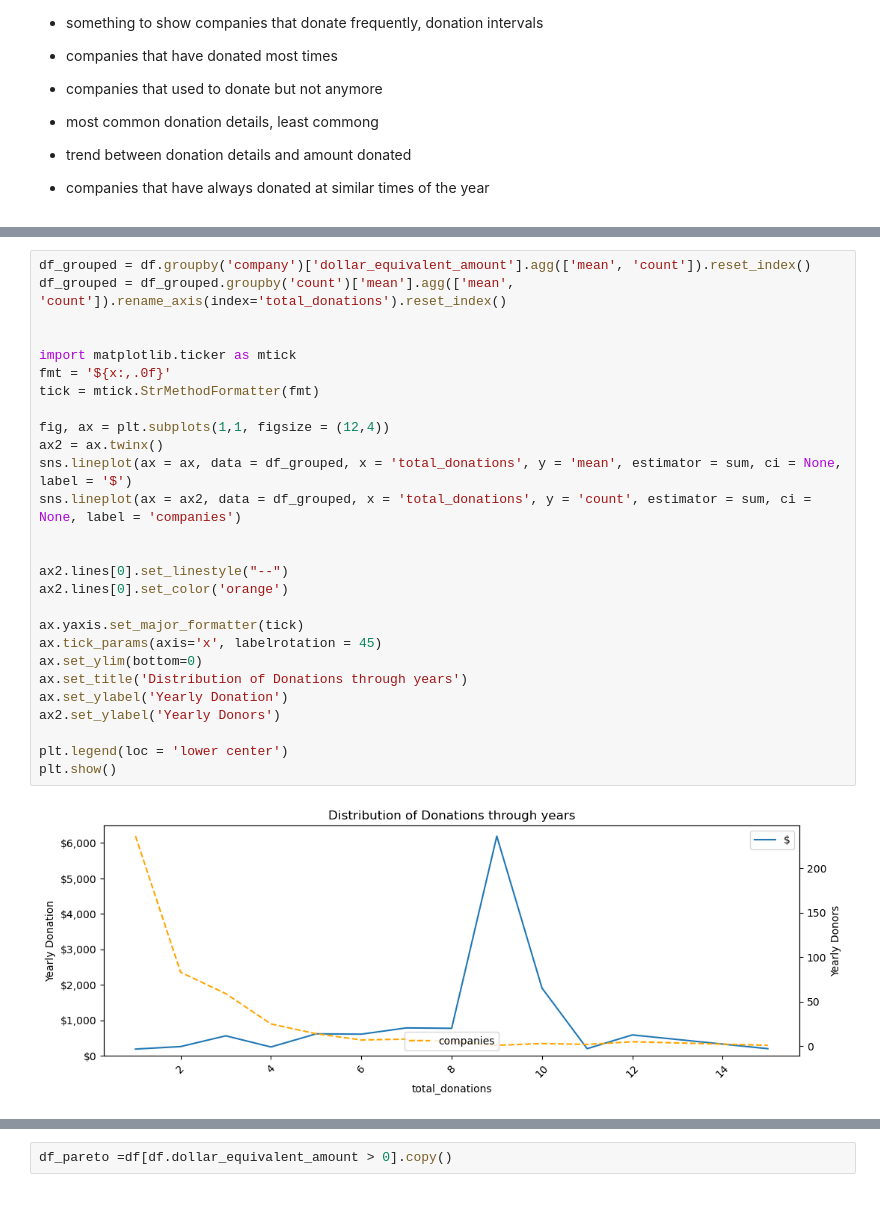
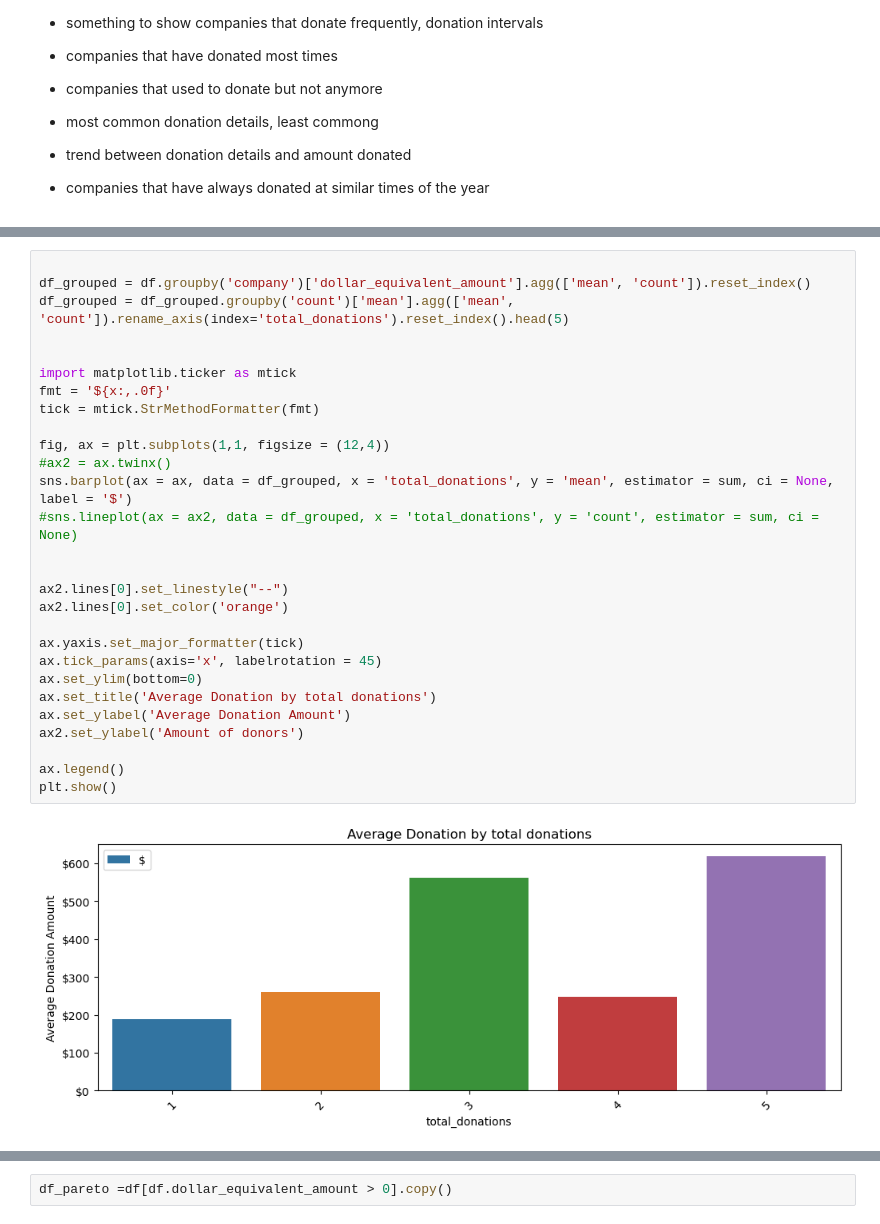
Before and after one commit to carlosfg97/Kurling4Kids, a Jupyter notebook: past_donors/past_donors_analysis.ipynb, the cells around one changed output, grey strips where cells are left out. Saved outputs shown, nothing was run; the diff lists cells and outputs as text.

```diff
--- a/past_donors/past_donors_analysis.ipynb
+++ b/past_donors/past_donors_analysis.ipynb
@@ -91,29 +89,30 @@ df_grouped
 # %%
+
 df_grouped = df.groupby('company')['dollar_equivalent_amount'].agg(['mean', 'count']).reset_index()
-df_grouped = df_grouped.groupby('count')['mean'].agg(['mean', 'count']).rename_axis(index='total_donations').reset_index()
+df_grouped = df_grouped.groupby('count')['mean'].agg(['mean', 'count']).rename_axis(index='total_donations').reset_index().head(5)
 
 
 import matplotlib.ticker as mtick
 fmt = '${x:,.0f}'
 tick = mtick.StrMethodFormatter(fmt)
 
 fig, ax = plt.subplots(1,1, figsize = (12,4))
-ax2 = ax.twinx()
-sns.lineplot(ax = ax, data = df_grouped, x = 'total_donations', y = 'mean', estimator = sum, ci = None, label = '$')
-sns.lineplot(ax = ax2, data = df_grouped, x = 'total_donations', y = 'count', estimator = sum, ci = None, label = 'companies')
+#ax2 = ax.twinx()
+sns.barplot(ax = ax, data = df_grouped, x = 'total_donations', y = 'mean', estimator = sum, ci = None, label = '$')
+#sns.lineplot(ax = ax2, data = df_grouped, x = 'total_donations', y = 'count', estimator = sum, ci = None)
 
 
 ax2.lines[0].set_linestyle("--")
 ax2.lines[0].set_color('orange')
 
 ax.yaxis.set_major_formatter(tick)
 ax.tick_params(axis='x', labelrotation = 45)
 ax.set_ylim(bottom=0)
-ax.set_title('Distribution of Donations through years')
-ax.set_ylabel('Yearly Donation')
-ax2.set_ylabel('Yearly Donors')
+ax.set_title('Average Donation by total donations')
+ax.set_ylabel('Average Donation Amount')
+ax2.set_ylabel('Amount of donors')
 
-plt.legend(loc = 'lower center')
+ax.legend()
 plt.show()
 # %% [output]
-[figure, old version]
+[figure, new version]
```
Also changed, not shown: parts of 30 cells of this notebook, 5 other files.
